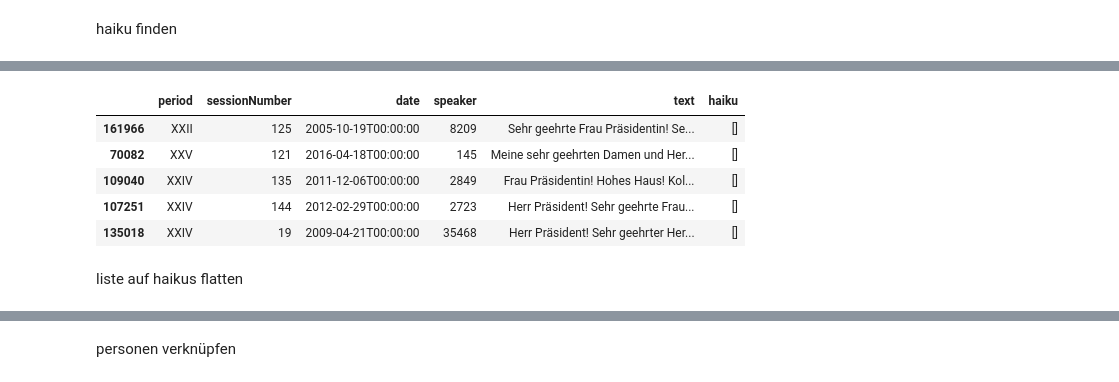
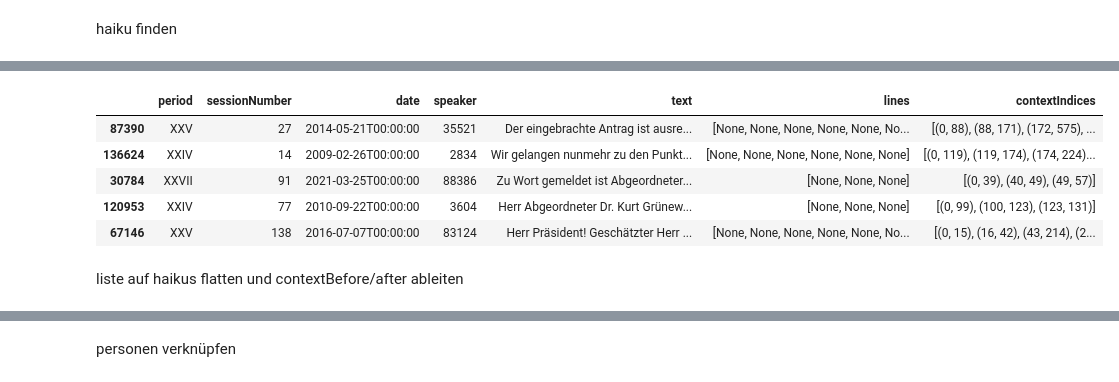
Before and after one commit to elias-gander/haiku-aus-dem-nationalrat, a Jupyter notebook: notebook.ipynb, the cells around one changed output, grey strips where cells are left out. Drawn from its saved outputs; the diff is of its cells as text; code cells hidden in the pictures.

```diff
--- a/notebook.ipynb
+++ b/notebook.ipynb
@@ -49,53 +52,53 @@ import pyphen
 import re
 from tqdm import tqdm
 
+#!python -m spacy download de_core_news_lg
 !python -m spacy download de_core_news_sm
 
+#nlp = spacy.load("de_core_news_lg")
 nlp = spacy.load("de_core_news_sm")
 dic = pyphen.Pyphen(lang="de_DE")
 
-def extract_haiku(sentences):
-    haiku_in_sentences = []
+def extract_haiku(sentence):
+    s = sentence.strip()
+    s = s.replace(",", "").replace(".", "").replace("!", "").replace("?", "").replace("-", "")
+    if not re.fullmatch(r"[A-Za-z ]+", s):
+        return None
 
-    for s in sentences:
-        s = s.strip()
-        s = s.replace(",", "").replace(".", "").replace("!", "").replace("?", "").replace("-", "")
-        if not re.fullmatch(r"[A-Za-z ]+", s):
-            continue
+    words = s.split()
+    syllable_counts = [dic.inserted(w).count("-") + 1 for w in words]
 
-        words = s.split()
-        syllable_counts = [dic.inserted(w).count("-") + 1 for w in words]
+    line_limits = [5, 7, 5]
+    line_idx = 0
+    line_sum = 0
+    extracted_haiku = [[], [], []]
 
-        line_limits = [5, 7, 5]
-        line_idx = 0
-        line_sum = 0
-        haiku_in_sentence = []
+    for word, syllable_count in zip(words, syllable_counts):
+        if line_idx >= 3 or line_sum > line_limits[line_idx]:
+            break
 
-        for word, syllable_count in zip(words, syllable_counts):
-            if line_idx >= 3 or line_sum > line_limits[line_idx]:
-                break
+        if line_sum < line_limits[line_idx]:
+            extracted_haiku[line_idx].append(word)
+            line_sum += syllable_count
+            if line_sum == line_limits[line_idx]:
+                line_idx += 1
+                line_sum = 0
 
-            if line_sum < line_limits[line_idx]:
-                haiku_in_sentence.append(word)
-                line_sum += syllable_count
-                if line_sum == line_limits[line_idx]:
-                    line_idx += 1
-                    line_sum = 0
-                    if line_idx < 3:
-                        haiku_in_sentence.append("-")
+    haiku_word_count = sum(len(line) for line in extracted_haiku)
+    if line_idx == 3 and line_sum == 0 and haiku_word_count == len(words):
+        return [" ".join(line) for line in extracted_haiku]
 
-        if line_idx == 3 and line_sum == 0 and len(haiku_in_sentence) == len(words) + 2:
-            haiku_in_sentences.append(" ".join(haiku_in_sentence))
-
-    return haiku_in_sentences
+    return None
 
 
-haiku = []
+haikus = []
+context_indices = []
 for doc in tqdm(nlp.pipe(wortmeldungen["text"].fillna("").astype(str), batch_size=50), total=len(wortmeldungen)):
-    sentences = [sent.text for sent in doc.sents]
-    haiku.append(extract_haiku(sentences))
+    haikus.append([extract_haiku(sentence.text) for sentence in doc.sents])
+    context_indices.append([(sentence.start_char, sentence.end_char) for sentence in doc.sents])
 
-wortmeldungen["haiku"] = haiku
+wortmeldungen["lines"] = haikus
+wortmeldungen["contextIndices"] = context_indices
 wortmeldungen.head()
 # %% [output]
 Collecting de-core-news-sm==3.8.0
@@ -103,11 +106,11 @@ Collecting de-core-news-sm==3.8.0
 ✔ Download and installation successful
 You can now load the package via spacy.load('de_core_news_sm')
-|  | period | sessionNumber | date | speaker | text | haiku |
-| 161966 | XXII | 125 | 2005-10-19T00:00:00 | 8209 | Sehr geehrte Frau Präsidentin! Se... | [] |
-| 70082 | XXV | 121 | 2016-04-18T00:00:00 | 145 | Meine sehr geehrten Damen und Her... | [] |
-| 109040 | XXIV | 135 | 2011-12-06T00:00:00 | 2849 | Frau Präsidentin! Hohes Haus! Kol... | [] |
-| 107251 | XXIV | 144 | 2012-02-29T00:00:00 | 2723 | Herr Präsident! Sehr geehrte Frau... | [] |
-| 135018 | XXIV | 19 | 2009-04-21T00:00:00 | 35468 | Herr Präsident! Sehr geehrter Her... | [] |
+|  | period | sessionNumber | date | speaker | text | lines | contextIndices |
+| 87390 | XXV | 27 | 2014-05-21T00:00:00 | 35521 | Der eingebrachte Antrag ist ausre... | [None, None, None, None, None, No... | [(0, 88), (88, 171), (172, 575), ... |
+| 136624 | XXIV | 14 | 2009-02-26T00:00:00 | 2834 | Wir gelangen nunmehr zu den Punkt... | [None, None, None, None, None, None] | [(0, 119), (119, 174), (174, 224)... |
+| 30784 | XXVII | 91 | 2021-03-25T00:00:00 | 88386 | Zu Wort gemeldet ist Abgeordneter... | [None, None, None] | [(0, 39), (40, 49), (49, 57)] |
+| 120953 | XXIV | 77 | 2010-09-22T00:00:00 | 3604 | Herr Abgeordneter Dr. Kurt Grünew... | [None, None, None] | [(0, 99), (100, 123), (123, 131)] |
+| 67146 | XXV | 138 | 2016-07-07T00:00:00 | 83124 | Herr Präsident! Geschätzter Herr ... | [None, None, None, None, None, No... | [(0, 15), (16, 42), (43, 214), (2... |
 # %% [markdown]
-liste auf haikus flatten
+liste auf haikus flatten und contextBefore/after ableiten
 # %%
```
Also changed, not shown: parts of 9 cells of this notebook, 6 other files.
